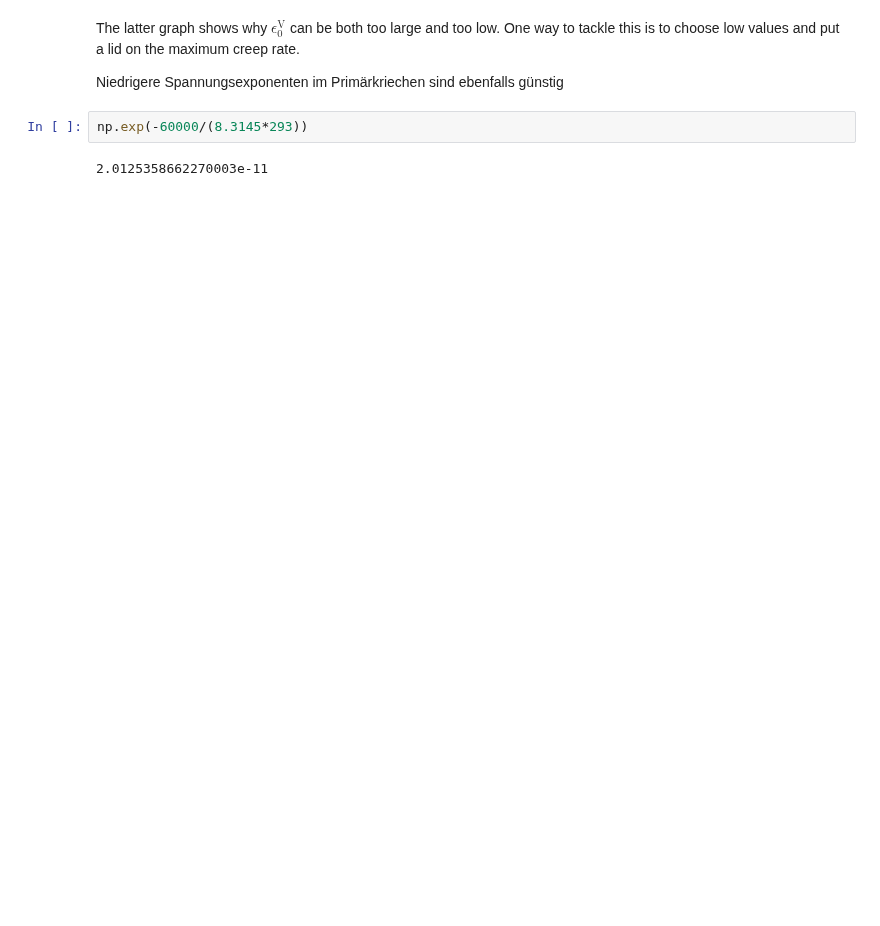
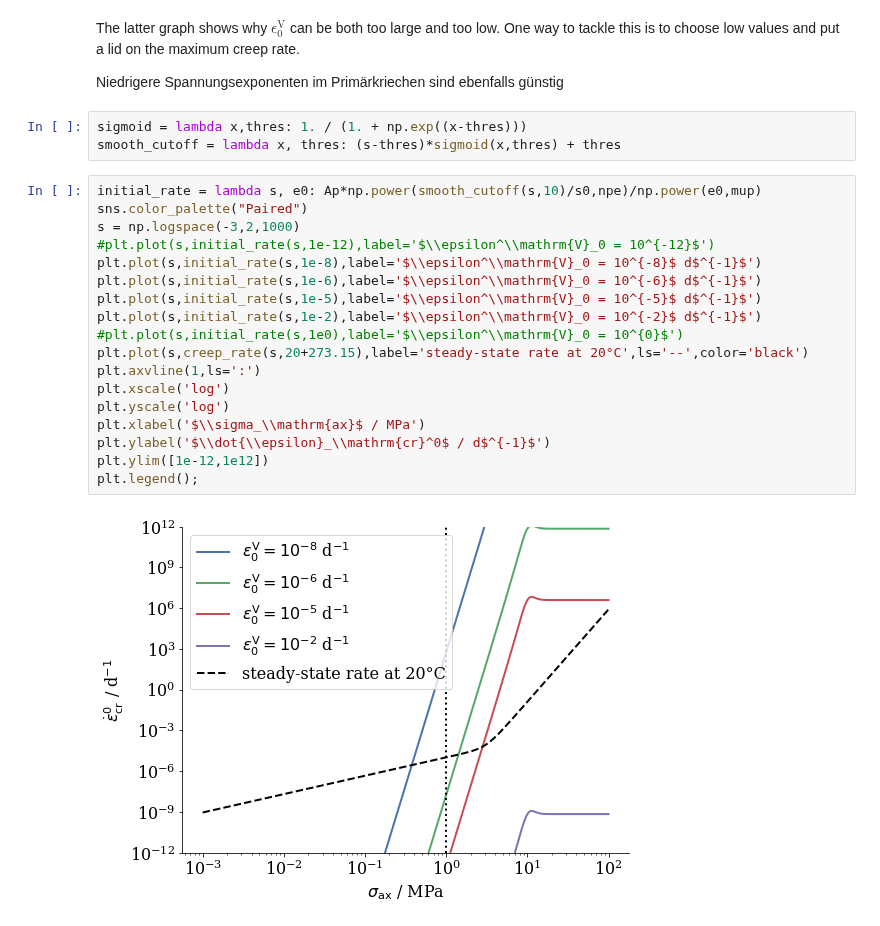
Before and after one commit to nagelt/MechanicsTrainingCourse2020, a Jupyter notebook: MFront/GS.ipynb, the cells around one changed output. Drawn from its saved outputs; the diff is of its cells as text; blank space fills up the shorter version.

```diff
--- a/MFront/GS.ipynb
+++ b/MFront/GS.ipynb
@@ -525,7 +563,26 @@ plt.legend();
 The latter graph shows why $\epsilon_0^\mathrm{V}$ can be both too large and too low. One way to tackle this is to choose low values and put a lid on the maximum creep rate.
 
 Niedrigere Spannungsexponenten im Primärkriechen sind ebenfalls günstig
-# %%
-np.exp(-60000/(8.3145*293))
-# %% [output]
-2.0125358662270003e-11
+# %%
+sigmoid = lambda x,thres: 1. / (1. + np.exp((x-thres)))
+smooth_cutoff = lambda x, thres: (s-thres)*sigmoid(x,thres) + thres
+# %%
+initial_rate = lambda s, e0: Ap*np.power(smooth_cutoff(s,10)/s0,npe)/np.power(e0,mup)
+sns.color_palette("Paired")
+s = np.logspace(-3,2,1000)
+#plt.plot(s,initial_rate(s,1e-12),label='$\\epsilon^\\mathrm{V}_0 = 10^{-12}$')
+plt.plot(s,initial_rate(s,1e-8),label='$\\epsilon^\\mathrm{V}_0 = 10^{-8}$ d$^{-1}$')
+plt.plot(s,initial_rate(s,1e-6),label='$\\epsilon^\\mathrm{V}_0 = 10^{-6}$ d$^{-1}$')
+plt.plot(s,initial_rate(s,1e-5),label='$\\epsilon^\\mathrm{V}_0 = 10^{-5}$ d$^{-1}$')
+plt.plot(s,initial_rate(s,1e-2),label='$\\epsilon^\\mathrm{V}_0 = 10^{-2}$ d$^{-1}$')
+#plt.plot(s,initial_rate(s,1e0),label='$\\epsilon^\\mathrm{V}_0 = 10^{0}$')
+plt.plot(s,creep_rate(s,20+273.15),label='steady-state rate at 20°C',ls='--',color='black')
+plt.axvline(1,ls=':')
+plt.xscale('log')
+plt.yscale('log')
+plt.xlabel('$\\sigma_\\mathrm{ax}$ / MPa')
+plt.ylabel('$\\dot{\\epsilon}_\\mathrm{cr}^0$ / d$^{-1}$')
+plt.ylim([1e-12,1e12])
+plt.legend();
+# %% [output]
+[figure, added]
```
Also changed, not shown: parts of 7 cells of this notebook, 1 other file.
